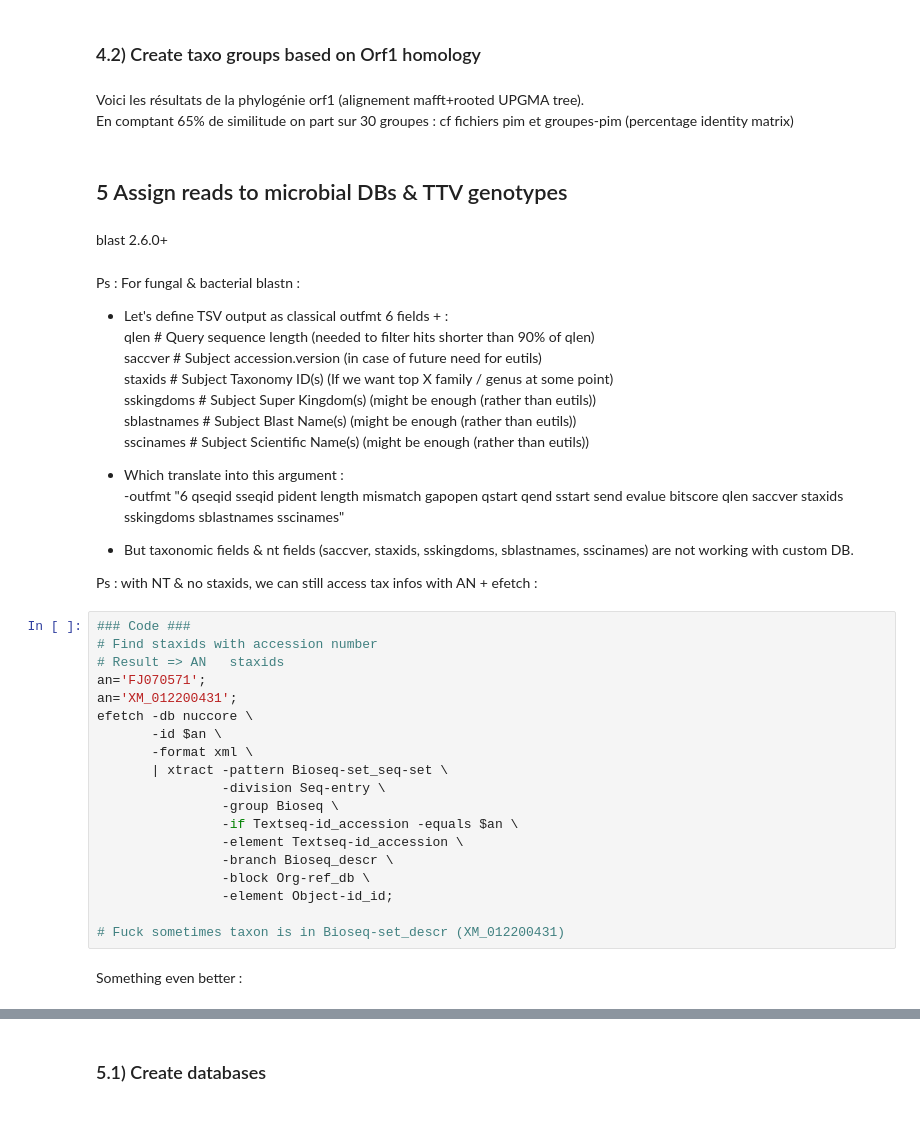
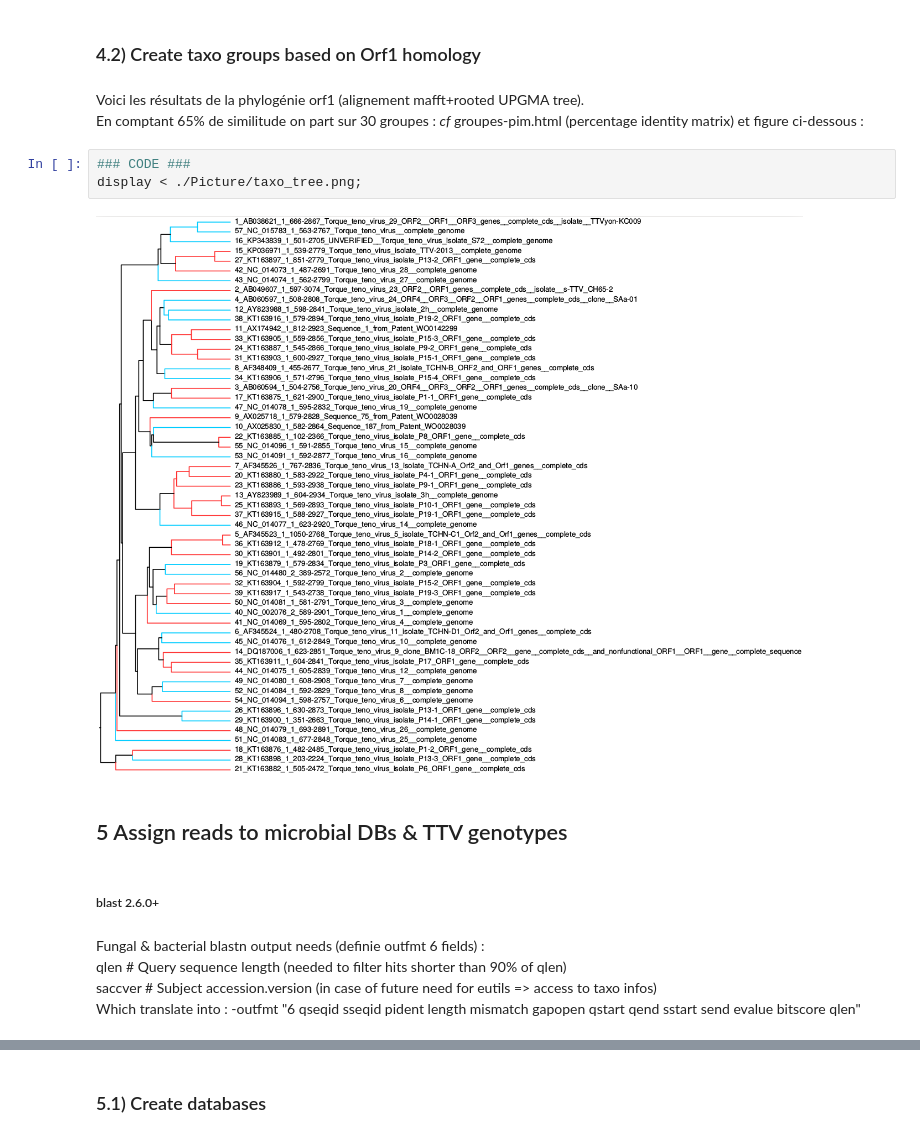
Before and after one commit to ScaonE/TTV, a Jupyter notebook: ttv_project.ipynb, the cells around one changed output, grey strips where cells are left out. Saved outputs shown, nothing was run; the diff lists cells and outputs as text.

```diff
--- a/ttv_project.ipynb
+++ b/ttv_project.ipynb
@@ -729,48 +720,18 @@ for f in *.fasta; do printf $f" : "; grep -v ">" $f | wc | awk '{print ($3-$1)/3
 ### 4.2) Create taxo groups based on Orf1 homology
 # %% [markdown]
 Voici les résultats de la phylogénie orf1 (alignement mafft+rooted UPGMA tree). <br>
-En comptant 65% de similitude on part sur 30 groupes : cf fichiers pim et groupes-pim (percentage identity matrix)
+En comptant 65% de similitude on part sur 30 groupes : *cf* groupes-pim.html (percentage identity matrix) et figure ci-dessous :
+# %%
+### CODE ###
+display < ./Picture/taxo_tree.png;
+# %% [output]
+[figure, added]
 # %% [markdown]
 ## 5 Assign reads to microbial DBs & TTV genotypes
 # %% [markdown]
-blast 2.6.0+
+##### blast 2.6.0+
 # %% [markdown]
-Ps : For fungal & bacterial blastn : <br>
-
-- Let's define TSV output as classical outfmt 6 fields + : <br>
+Fungal & bacterial blastn output needs (definie outfmt 6 fields) : <br>
 qlen # Query sequence length (needed to filter hits shorter than 90% of qlen) <br>
-saccver # Subject accession.version (in case of future need for eutils) <br>
-staxids # Subject Taxonomy ID(s) (If we want top X family / genus at some point) <br>
-sskingdoms # Subject Super Kingdom(s) (might be enough (rather than eutils)) <br>
-sblastnames # Subject Blast Name(s) (might be enough (rather than eutils)) <br>
-sscinames # Subject Scientific Name(s) (might be enough (rather than eutils)) <br>
-
-
-- Which translate into this argument : <br>
--outfmt "6 qseqid sseqid pident length mismatch gapopen qstart qend sstart send evalue bitscore qlen saccver staxids sskingdoms sblastnames sscinames" <br>
-
-
-- But taxonomic fields & nt fields (saccver, staxids, sskingdoms, sblastnames, sscinames) are not working with custom DB. <br>
-
-Ps : with NT & no staxids, we can still access tax infos with AN + efetch : <br>
+saccver # Subject accession.version (in case of future need for eutils => access to taxo infos) <br>
+Which translate into : -outfmt "6 qseqid sseqid pident length mismatch gapopen qstart qend sstart send evalue bitscore qlen"
-# %%
-### Code ###
-# Find staxids with accession number
-# Result => AN   staxids
-an='FJ070571';
-an='XM_012200431';
-efetch -db nuccore \
-       -id $an \
-       -format xml \
-       | xtract -pattern Bioseq-set_seq-set \
-                -division Seq-entry \
-                -group Bioseq \
-                -if Textseq-id_accession -equals $an \
-                -element Textseq-id_accession \
-                -branch Bioseq_descr \
-                -block Org-ref_db \
-                -element Object-id_id;
-
-# Fuck sometimes taxon is in Bioseq-set_descr (XM_012200431)
-# %% [markdown]
-Something even better :
```
Also changed, not shown: parts of 16 cells of this notebook.
